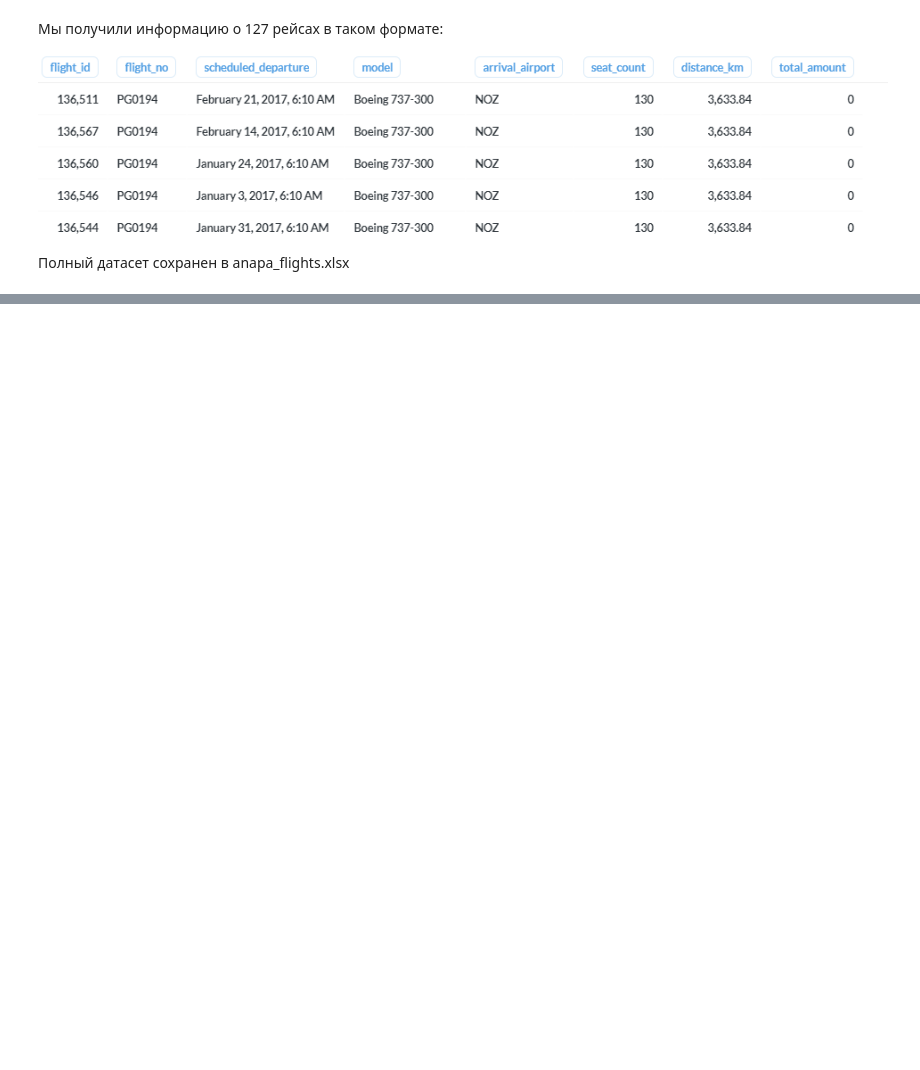
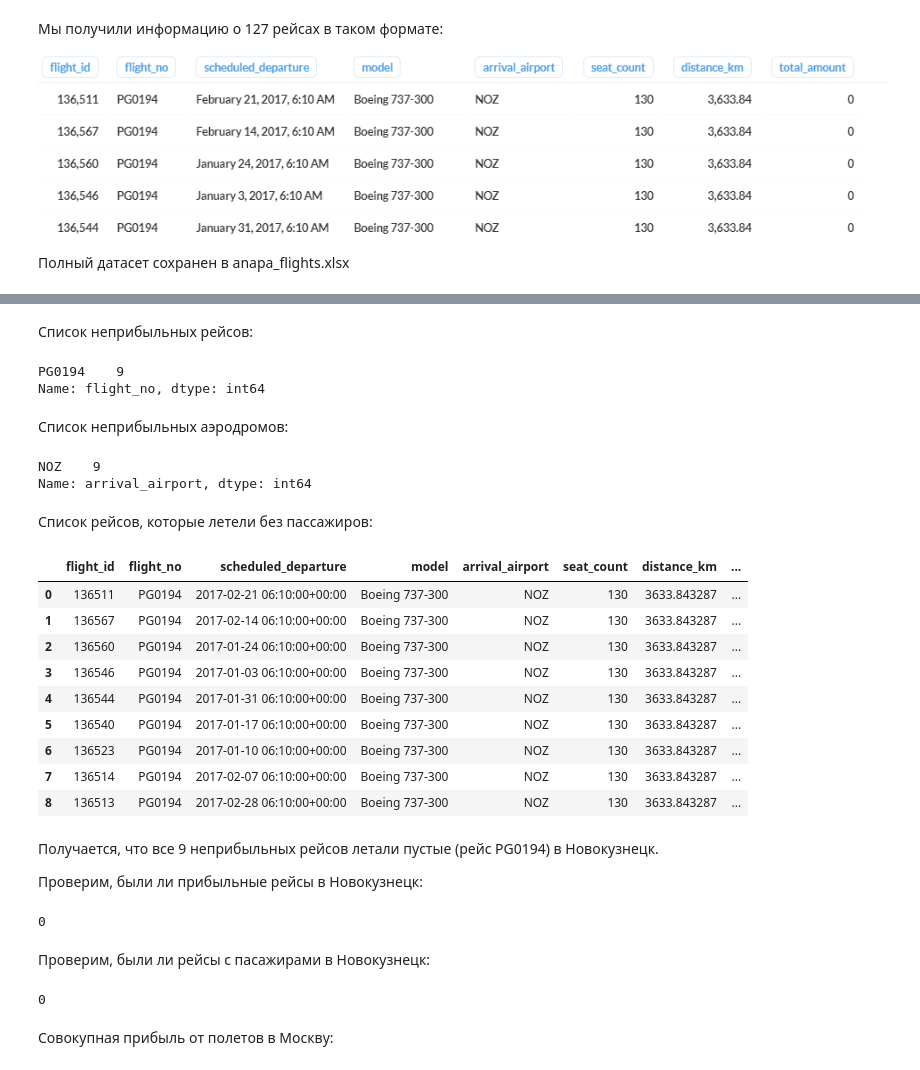
Before and after one commit to vedikhin/skillfactory, a Jupyter notebook: module_4/project_4.ipynb, the cells around one changed output, grey strips where cells are left out. Saved outputs shown, nothing was run; the diff lists cells and outputs as text; code cells hidden in the pictures; blank space fills up the shorter version.

```diff
--- a/module_4/project_4.ipynb
+++ b/module_4/project_4.ipynb
@@ -124,0 +198,12 @@ ORDER BY total_amount
+# %%
+def fuel_price(x):
+    if x.month == 1 and x.year == 2017:
+        return 41435
+    elif x.month == 2 and x.year == 2017:
+        return 39553
+    else:
+        return 47101
+
+df['scheduled_departure'] = pd.to_datetime(df['scheduled_departure'])
+df['fuel_price_1000kg'] = df['scheduled_departure'].apply(fuel_price)
+df.head()
@@ -124,0 +217,3 @@ ORDER BY total_amount
+# %%
+df['fuel_cost'] = round(df['distance_km'] * ((df['fuel_consumption'] / 100) * df['seat_count'] / 1.4) * (df['fuel_price_1000kg'] / 1000), 2)
+df.head()
@@ -124,0 +231,3 @@ ORDER BY total_amount
+# %%
+df['total_cost'] = round(df['fuel_cost'] / 0.237, 2)
+df.head()
@@ -124,0 +243,3 @@ ORDER BY total_amount
+# %%
+df['profit'] = df['total_amount'] - df['total_cost']
+df.head()
@@ -124,0 +277,45 @@ ORDER BY total_amount
+# %% [markdown]
+Список неприбыльных рейсов:
+# %%
+df[df.profit <= 0]['flight_no'].value_counts()
+# %% [output]
+PG0194    9
+Name: flight_no, dtype: int64
+# %% [markdown]
+Список неприбыльных аэродромов:
+# %%
+df[df.profit <= 0]['arrival_airport'].value_counts()
+# %% [output]
+NOZ    9
+Name: arrival_airport, dtype: int64
+# %% [markdown]
+Список рейсов, которые летели без пассажиров:
+# %%
+df[df.total_amount == 0]
+# %% [output]
+|  | flight_id | flight_no | scheduled_departure | model | arrival_airport | seat_count | distance_km | ... |
+| 0 | 136511 | PG0194 | 2017-02-21 06:10:00+00:00 | Boeing 737-300 | NOZ | 130 | 3633.843287 | ... |
+| 1 | 136567 | PG0194 | 2017-02-14 06:10:00+00:00 | Boeing 737-300 | NOZ | 130 | 3633.843287 | ... |
+| 2 | 136560 | PG0194 | 2017-01-24 06:10:00+00:00 | Boeing 737-300 | NOZ | 130 | 3633.843287 | ... |
+| 3 | 136546 | PG0194 | 2017-01-03 06:10:00+00:00 | Boeing 737-300 | NOZ | 130 | 3633.843287 | ... |
+| 4 | 136544 | PG0194 | 2017-01-31 06:10:00+00:00 | Boeing 737-300 | NOZ | 130 | 3633.843287 | ... |
+| 5 | 136540 | PG0194 | 2017-01-17 06:10:00+00:00 | Boeing 737-300 | NOZ | 130 | 3633.843287 | ... |
+| 6 | 136523 | PG0194 | 2017-01-10 06:10:00+00:00 | Boeing 737-300 | NOZ | 130 | 3633.843287 | ... |
+| 7 | 136514 | PG0194 | 2017-02-07 06:10:00+00:00 | Boeing 737-300 | NOZ | 130 | 3633.843287 | ... |
+| 8 | 136513 | PG0194 | 2017-02-28 06:10:00+00:00 | Boeing 737-300 | NOZ | 130 | 3633.843287 | ... |
+# %% [markdown]
+Получается, что все 9 неприбыльных рейсов летали пустые (рейс PG0194) в Новокузнецк.
+
+Проверим, были ли прибыльные рейсы в Новокузнецк:
+# %%
+df[(df.profit > 0) & (df.arrival_airport == 'NOZ')]['flight_id'].count()
+# %% [output]
+0
+# %% [markdown]
+Проверим, были ли рейсы c пасажирами в Новокузнецк:
+# %%
+df[(df.total_amount > 0) & (df.arrival_airport == 'NOZ')]['flight_id'].count()
+# %% [output]
+0
+# %% [markdown]
+Совокупная прибыль от полетов в Москву:
```
Also changed, not shown: parts of 51 cells of this notebook, 1 other file.
